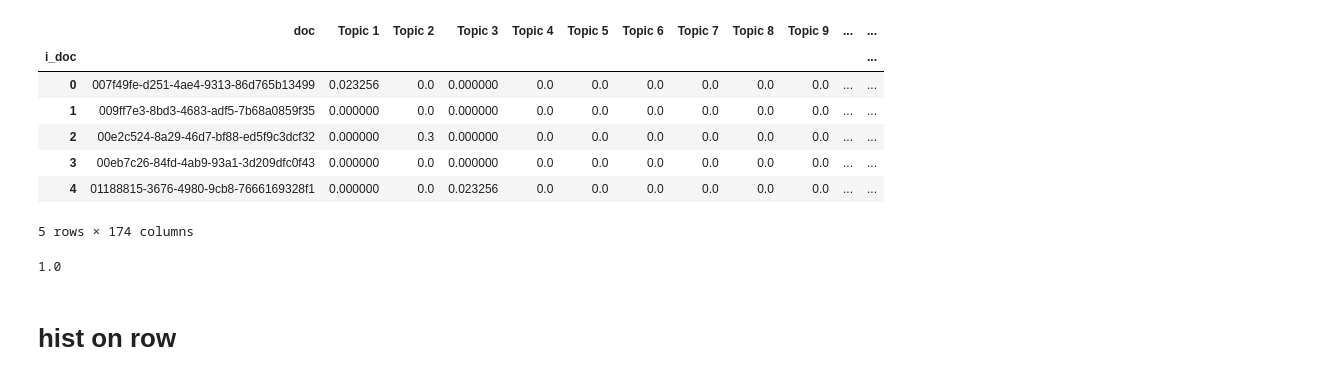
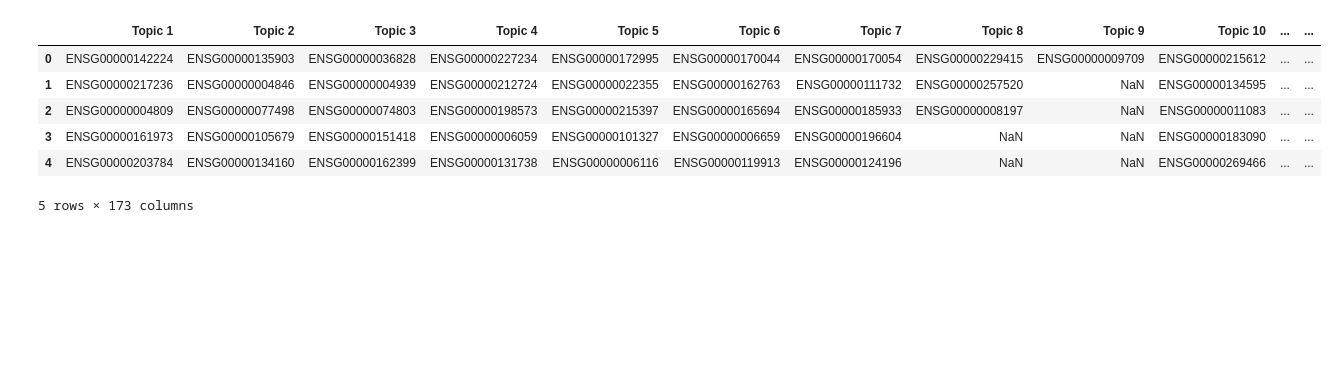
Before and after one commit to fvalle1/master_thesis, a Jupyter notebook: hSBM_topics.ipynb, the cells around one changed output. Cells and saved outputs as stored; diff of their text form; code cells hidden in the pictures; blank space fills up the shorter version.

```diff
--- a/hSBM_topics.ipynb
+++ b/hSBM_topics.ipynb
@@ -5,16 +6,15 @@ from matplotlib import pyplot as plt
 # %%
-directory = '/Users/filippo/Developer/tesi/results/hSBM/1000dococc2000fpkmthr'
+directory = '/Users/filippo/Developer/tesi/results/hSBM/1000doc_0.5occ_fpkmweight_thr/topsbm'
 # %%
 l = 3
 # %%
-topics = pd.read_csv("%s/topsbm_level_%d_topic-dist.csv"%(directory,l), index_col=[0])
-topics.head()
+df_topics = pd.read_csv("%s/topsbm_level_%d_topics.csv"%(directory,l), index_col=None)
+df_topics.head()
 # %% [output]
-|  | doc | Topic 1 | Topic 2 | Topic 3 | Topic 4 | Topic 5 | Topic 6 | Topic 7 | Topic 8 | Topic 9 | ... | ... |
-| i_doc |  |  |  |  |  |  |  |  |  |  |  | ... |
-| 0 | 007f49fe-d251-4ae4-9313-86d765b13499 | 0.023256 | 0.0 | 0.000000 | 0.0 | 0.0 | 0.0 | 0.0 | 0.0 | 0.0 | ... | ... |
-| 1 | 009ff7e3-8bd3-4683-adf5-7b68a0859f35 | 0.000000 | 0.0 | 0.000000 | 0.0 | 0.0 | 0.0 | 0.0 | 0.0 | 0.0 | ... | ... |
-| 2 | 00e2c524-8a29-46d7-bf88-ed5f9c3dcf32 | 0.000000 | 0.3 | 0.000000 | 0.0 | 0.0 | 0.0 | 0.0 | 0.0 | 0.0 | ... | ... |
-| 3 | 00eb7c26-84fd-4ab9-93a1-3d209dfc0f43 | 0.000000 | 0.0 | 0.000000 | 0.0 | 0.0 | 0.0 | 0.0 | 0.0 | 0.0 | ... | ... |
-| 4 | 01188815-3676-4980-9cb8-7666169328f1 | 0.000000 | 0.0 | 0.023256 | 0.0 | 0.0 | 0.0 | 0.0 | 0.0 | 0.0 | ... | ... |
+|  | Topic 1 | Topic 2 | Topic 3 | Topic 4 | Topic 5 | Topic 6 | Topic 7 | Topic 8 | Topic 9 | Topic 10 | ... | ... |
+| 0 | ENSG00000142224 | ENSG00000135903 | ENSG00000036828 | ENSG00000227234 | ENSG00000172995 | ENSG00000170044 | ENSG00000170054 | ENSG00000229415 | ENSG00000009709 | ENSG00000215612 | ... | ... |
+| 1 | ENSG00000217236 | ENSG00000004846 | ENSG00000004939 | ENSG00000212724 | ENSG00000022355 | ENSG00000162763 | ENSG00000111732 | ENSG00000257520 | NaN | ENSG00000134595 | ... | ... |
+| 2 | ENSG00000004809 | ENSG00000077498 | ENSG00000074803 | ENSG00000198573 | ENSG00000215397 | ENSG00000165694 | ENSG00000185933 | ENSG00000008197 | NaN | ENSG00000011083 | ... | ... |
+| 3 | ENSG00000161973 | ENSG00000105679 | ENSG00000151418 | ENSG00000006059 | ENSG00000101327 | ENSG00000006659 | ENSG00000196604 | NaN | NaN | ENSG00000183090 | ... | ... |
+| 4 | ENSG00000203784 | ENSG00000134160 | ENSG00000162399 | ENSG00000131738 | ENSG00000006116 | ENSG00000119913 | ENSG00000124196 | NaN | NaN | ENSG00000269466 | ... | ... |
-5 rows × 174 columns
+5 rows × 173 columns
@@ -23,6 +20,0 @@ ntopics = len(topics.keys())-1
-# %%
-np.sum(topics.loc[3].values[1:].reshape(ntopics,))
-# %% [output]
-1.0
-# %% [markdown]
-# hist on row
```
Also changed, not shown: parts of 7 cells of this notebook, 21 other files.
